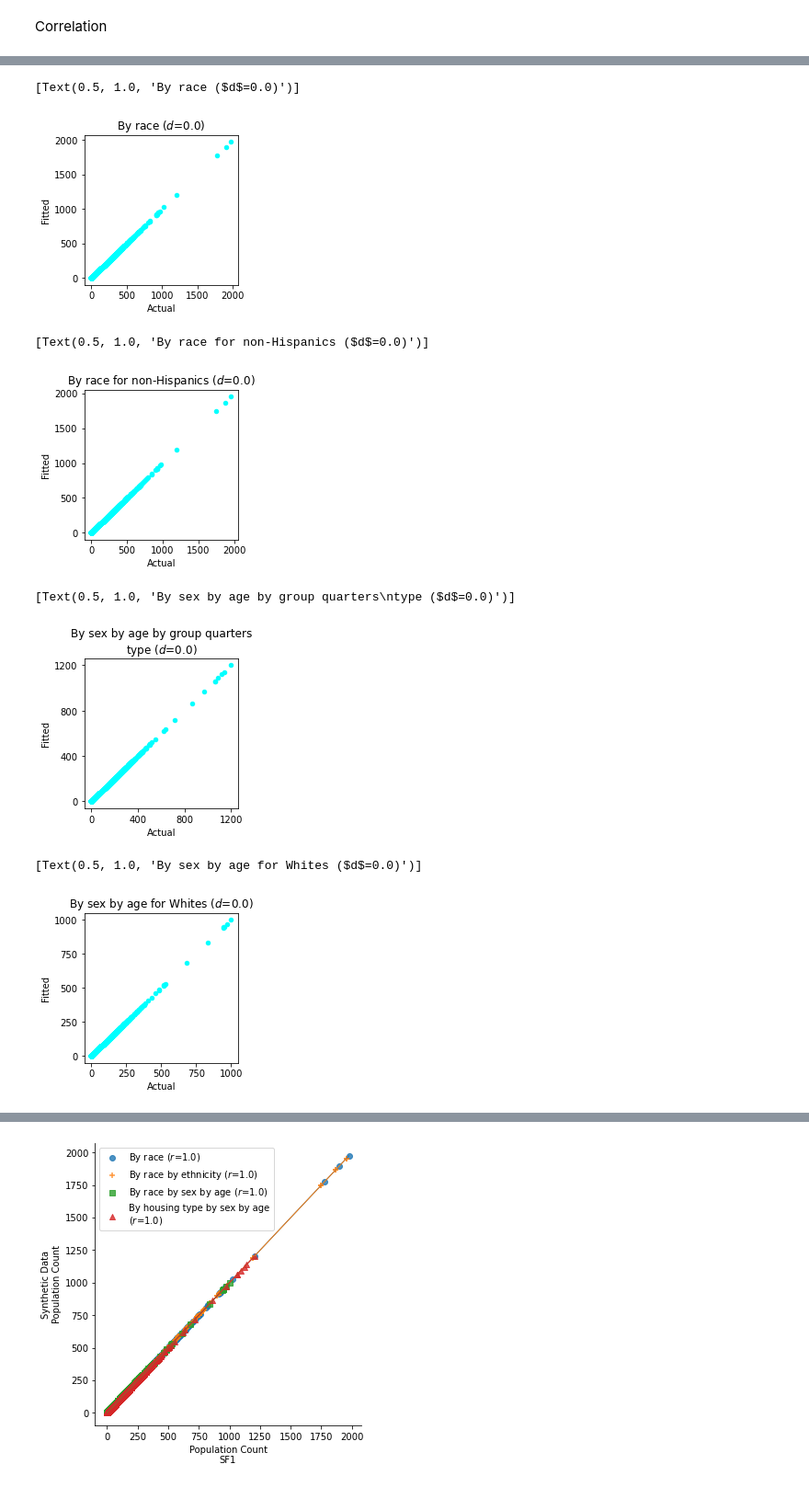
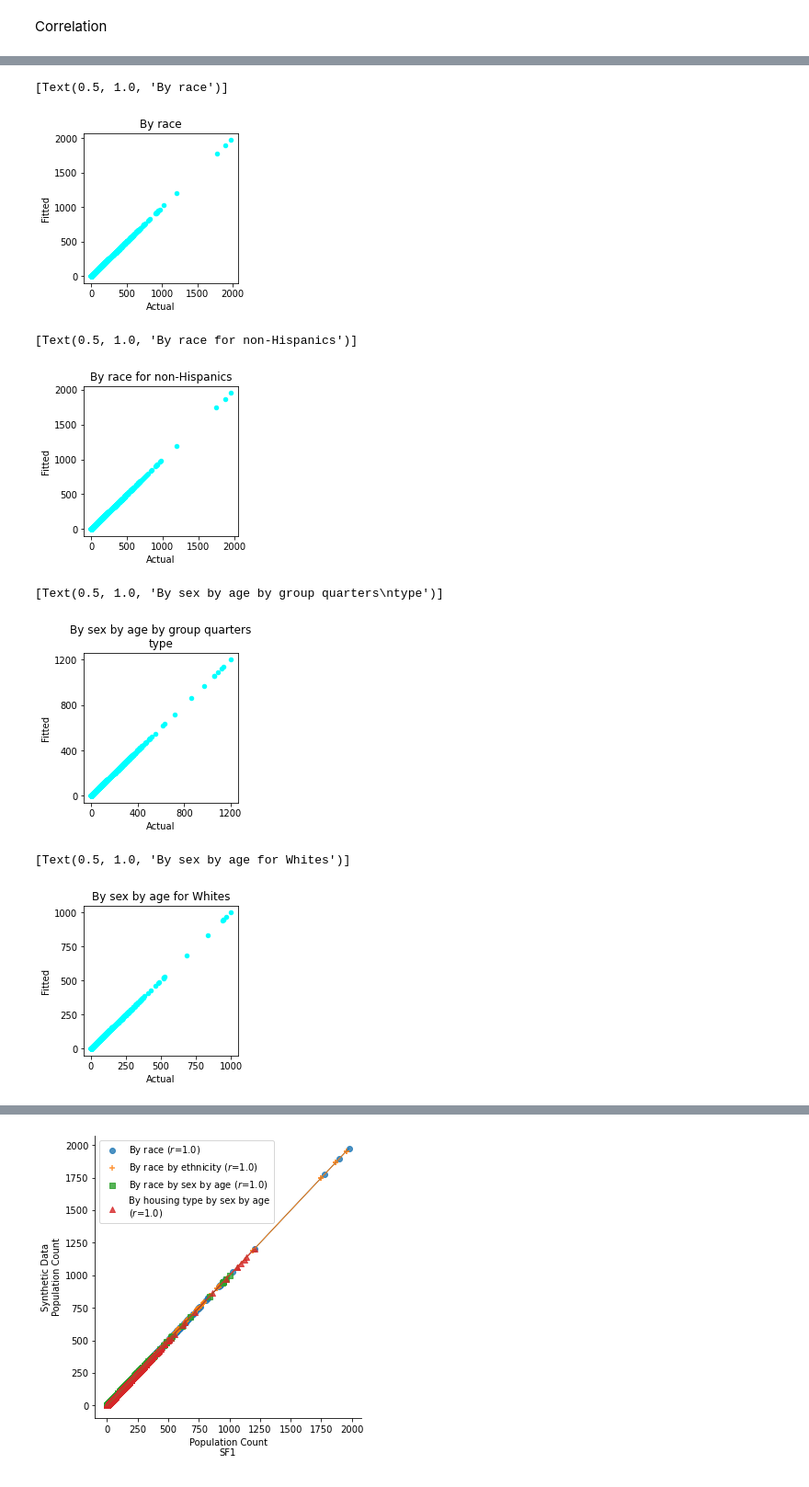
Before and after one commit to linyuehzzz/synthetic-populations, a Jupyter notebook: franklin_microdata.ipynb, the cells around one changed output, grey strips where cells are left out. Shown at 92% size. Saved outputs shown, nothing was run; the diff lists cells and outputs as text; code cells hidden in the pictures.

Commit message:
update plots

```diff
--- a/franklin_microdata.ipynb
+++ b/franklin_microdata.ipynb
@@ -607,20 +608,20 @@ c = np.linalg.norm(p8_df["SF1"]-p8_df["FIT"]) ** 2
 ax = p8_df.plot.scatter(x="SF1", y="FIT",c='cyan')
 ax.set_xlabel("Actual")
 ax.set_ylabel("Fitted")
-ax.set(title="By race ($d$=" + str(c) + ")")
+ax.set(title="By race")
 # %% [output]
-[Text(0.5, 1.0, 'By race ($d$=0.0)')]
+[Text(0.5, 1.0, 'By race')]
-[figure, old version]
+[figure, new version]
 # %%
 # P9
 c = np.linalg.norm(p9_df["SF1"]-p9_df["FIT"]) ** 2
 ax = p9_df.plot.scatter(x="SF1", y="FIT",c='cyan')
 ax.set_xlabel("Actual")
 ax.set_ylabel("Fitted")
-ax.set(title="By race for non-Hispanics ($d$=" + str(c) + ")")
+ax.set(title="By race for non-Hispanics")
 # %% [output]
-[Text(0.5, 1.0, 'By race for non-Hispanics ($d$=0.0)')]
+[Text(0.5, 1.0, 'By race for non-Hispanics')]
-[figure, old version]
+[figure, new version]
 # %%
 # P43
 c = np.linalg.norm(p43_df["SF1"]-p43_df["FIT"]) ** 2
@@ -629,21 +630,21 @@ ax.set_xlabel("Actual")
 ax.set_ylabel("Fitted")
 plt.xticks(np.arange(0, max(p43_df["FIT"]), 400))
 plt.yticks(np.arange(0, max(p43_df["SF1"]), 400))
-ax.set(title="By sex by age by group quarters\ntype ($d$=" + str(c) + ")")
+ax.set(title="By sex by age by group quarters\ntype")
 # %% [output]
-[Text(0.5, 1.0, 'By sex by age by group quarters\ntype ($d$=0.0)')]
+[Text(0.5, 1.0, 'By sex by age by group quarters\ntype')]
-[figure, old version]
+[figure, new version]
 # %%
 # P12A
 c = np.linalg.norm(p12A_df["SF1"]-p12A_df["FIT"]) ** 2
 ax = p12A_df.plot.scatter(x="SF1", y="FIT",c='cyan')
 ax.set_xlabel("Actual")
 ax.set_ylabel("Fitted")
 plt.yticks(np.arange(0, max(p12A_df["FIT"]), 250))
-ax.set(title="By sex by age for Whites ($d$=" + str(c) + ")")
+ax.set(title="By sex by age for Whites")
 # %% [output]
-[Text(0.5, 1.0, 'By sex by age for Whites ($d$=0.0)')]
+[Text(0.5, 1.0, 'By sex by age for Whites')]
-[figure, old version]
+[figure, new version]
 # %%
 # P12B
 c = np.linalg.norm(p12B_df["SF1"]-p12B_df["FIT"]) ** 2
```
Also changed, not shown: parts of 8 cells of this notebook, 8 other files.
